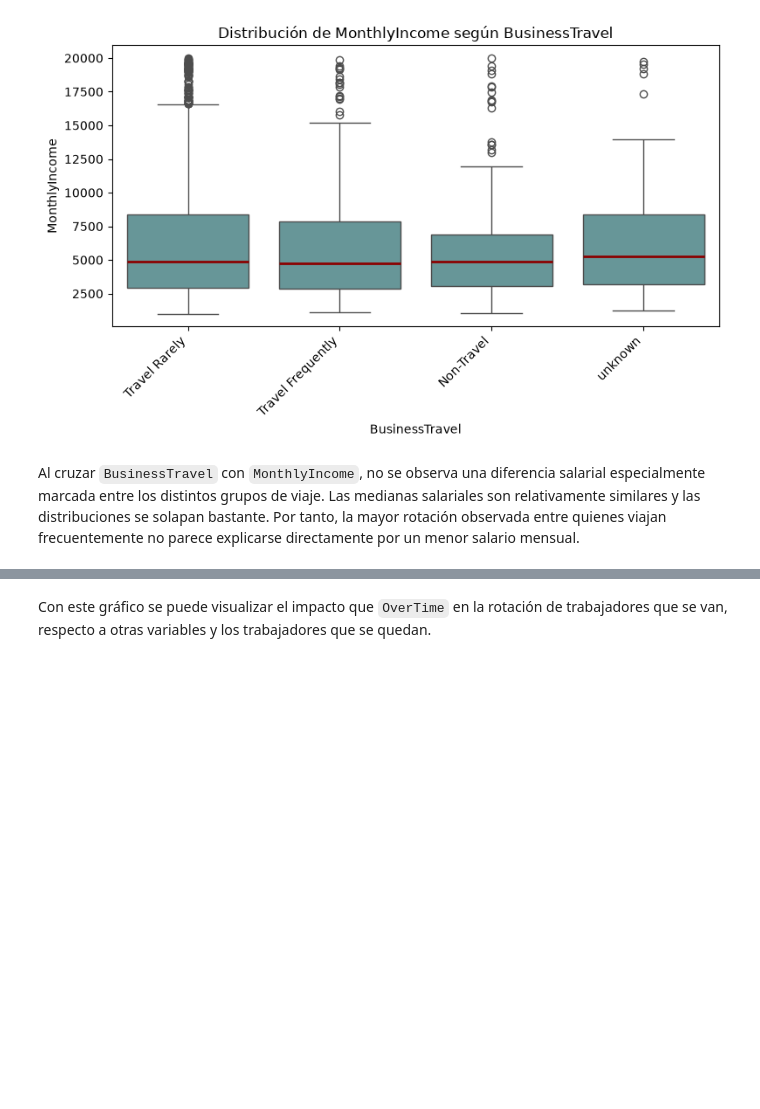
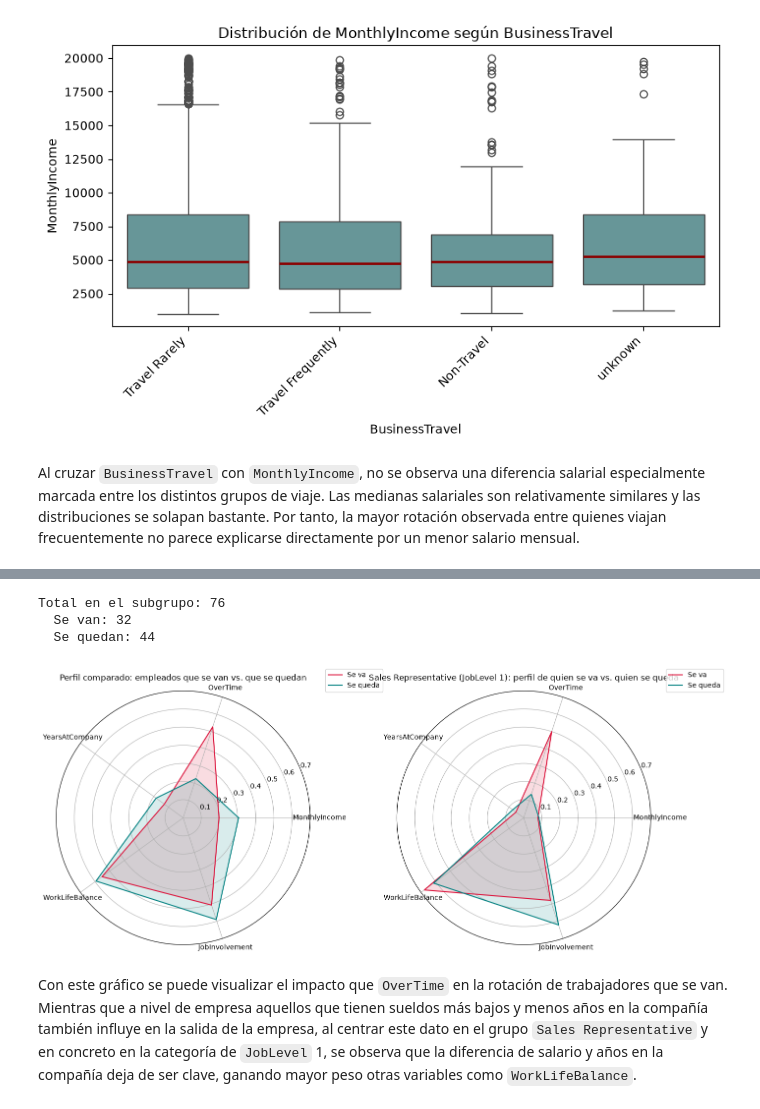
Before and after one commit to Adalab/project-da-promo-67-modulo-3-team-2, a Jupyter notebook: src/notebooks/03_Correlacion.ipynb, the cells around one changed output, grey strips where cells are left out. Saved outputs shown, nothing was run; the diff lists cells and outputs as text; code cells hidden in the pictures; blank space fills up the shorter version.

Commit message:
gráfico de araña comparativo y cambio en resultados

```diff
--- a/src/notebooks/03_Correlacion.ipynb
+++ b/src/notebooks/03_Correlacion.ipynb
@@ -923,2 +887,68 @@ plt.show()
+# %%
+variables = ['MonthlyIncome', 'OverTime', 'YearsAtCompany', 'WorkLifeBalance', 'JobInvolvement']
+
+# Normalizamos cada variable a escala 0-1 para poder compararlas en el mismo radar
+df_norm = df_final.copy()
+
+for var in variables:
+    if df_final[var].dtype == 'bool' or str(df_final[var].dtype) == 'boolean':
+        df_norm[var] = df_final[var].astype(int)
+    else:
+        df_norm[var] = (df_final[var] - df_final[var].min()) / (df_final[var].max() - df_final[var].min())
+
+# --- Datos gráfica 1: perfil general ---
+perfil_se_va_general = df_norm[df_norm['Attrition'] == True][variables].mean()
+perfil_se_queda_general = df_norm[df_norm['Attrition'] == False][variables].mean()
+
+# --- Datos gráfica 2: subgrupo Sales Representative + JobLevel 1 ---
+mascara_subgrupo = (df_final['JobRole'] == 'Sales Representative') & (df_final['JobLevel'] == 1)
+df_subgrupo = df_norm[mascara_subgrupo]
+
+print(f"Total en el subgrupo: {mascara_subgrupo.sum()}")
+print(f"  Se van: {(df_subgrupo['Attrition'] == True).sum()}")
+print(f"  Se quedan: {(df_subgrupo['Attrition'] == False).sum()}")
+
+perfil_se_va_subgrupo = df_subgrupo[df_subgrupo['Attrition'] == True][variables].mean()
+perfil_se_queda_subgrupo = df_subgrupo[df_subgrupo['Attrition'] == False][variables].mean()
+
+angulos = [n / len(variables) * 2 * pi for n in range(len(variables))]
+angulos += angulos[:1]
+
+# --- Figura con las dos gráficas lado a lado ---
+fig, (ax1, ax2) = plt.subplots(1, 2, figsize=(14, 6), subplot_kw=dict(polar=True))
+
+# Gráfica 1: perfil general
+for perfil, nombre, color in [(perfil_se_va_general, 'Se va', 'crimson'), (perfil_se_queda_general, 'Se queda', 'teal')]:
+    valores = perfil.tolist()
+    valores += valores[:1]
+    ax1.plot(angulos, valores, label=nombre, color=color)
+    ax1.fill(angulos, valores, alpha=0.15, color=color)
+
+ax1.set_xticks(angulos[:-1])
+ax1.set_xticklabels(variables)
+ax1.set_ylim(0, 0.7)
+ax1.set_title('Perfil comparado: empleados que se van vs. que se quedan')
+ax1.legend(loc='upper right', bbox_to_anchor=(1.3, 1.1))
+
+# Gráfica 2: subgrupo Sales Representative + JobLevel 1
+for perfil, nombre, color in [(perfil_se_va_subgrupo, 'Se va', 'crimson'), (perfil_se_queda_subgrupo, 'Se queda', 'teal')]:
+    valores = perfil.tolist()
+    valores += valores[:1]
+    ax2.plot(angulos, valores, label=nombre, color=color)
+    ax2.fill(angulos, valores, alpha=0.15, color=color)
+
+ax2.set_xticks(angulos[:-1])
+ax2.set_xticklabels(variables)
+ax2.set_ylim(0, 0.7)
+ax2.set_title('Sales Representative (JobLevel 1): perfil de quien se va vs. quien se queda')
+ax2.legend(loc='upper right', bbox_to_anchor=(1.3, 1.1))
+
+plt.tight_layout()
+plt.show()
+# %% [output]
+Total en el subgrupo: 76
+  Se van: 32
+  Se quedan: 44
+[figure, added]
 # %% [markdown]
-Con este gráfico se puede visualizar el impacto que `OverTime` en la rotación de trabajadores que se van, respecto a otras variables y los trabajadores que se quedan.
+Con este gráfico se puede visualizar el impacto que `OverTime` en la rotación de trabajadores que se van. Mientras que a nivel de empresa aquellos que tienen sueldos más bajos y menos años en la compañía también influye en la salida de la empresa, al centrar este dato en el grupo `Sales Representative` y en concreto en la categoría de `JobLevel` 1, se observa que la diferencia de salario y años en la compañía deja de ser clave, ganando mayor peso otras variables como `WorkLifeBalance`.
```
Also changed, not shown: parts of 1 cell of this notebook, 1 other file.
